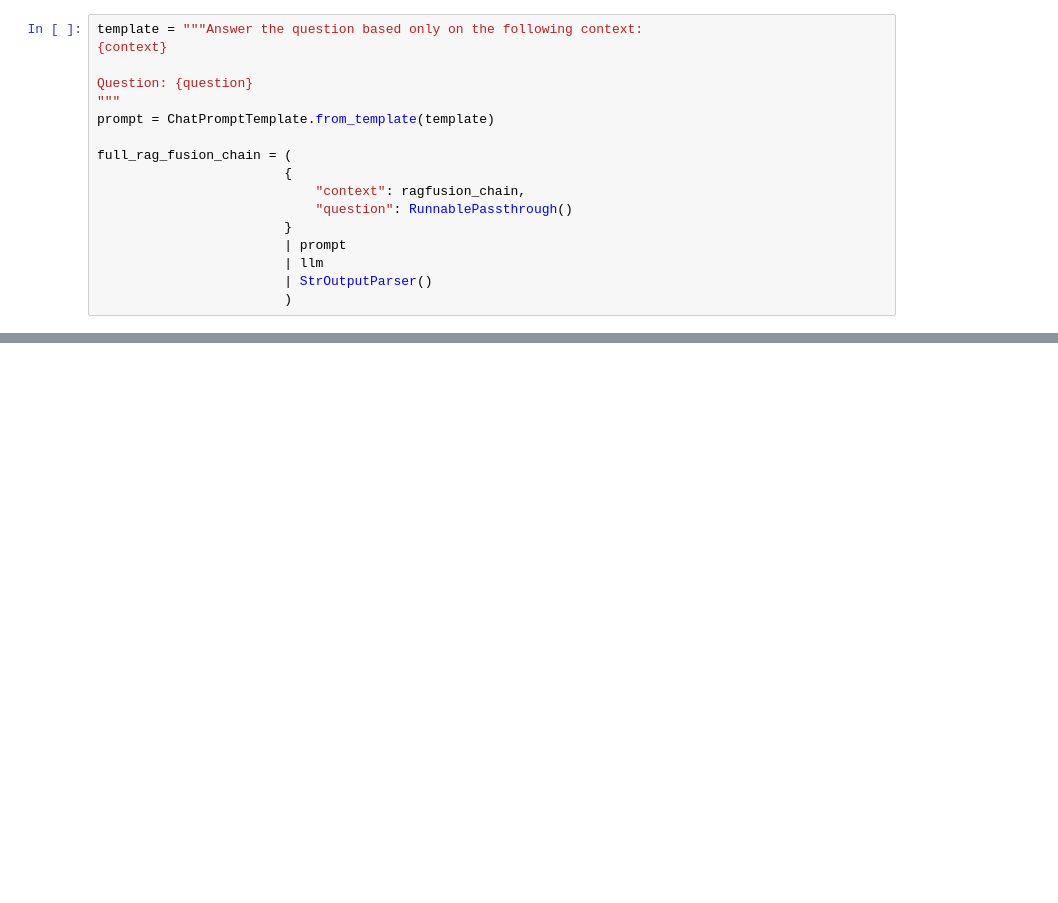
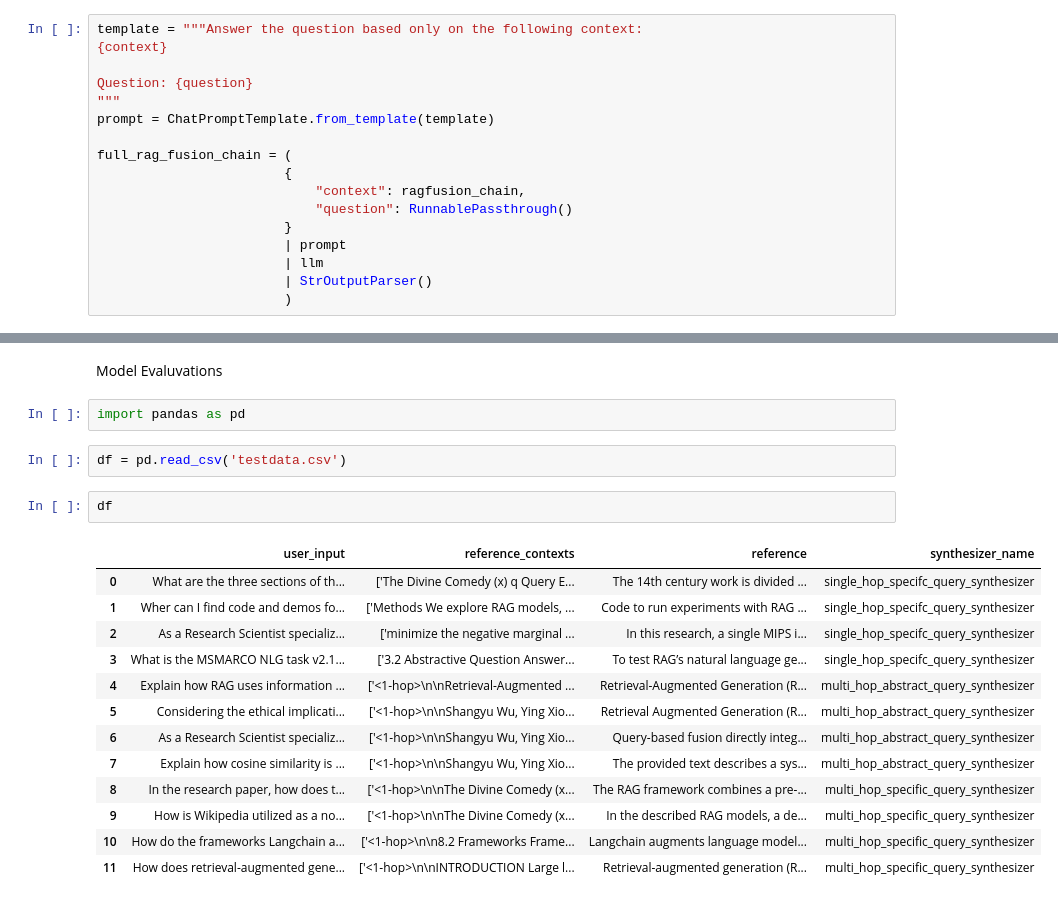
Before and after one commit to veenath09/RAG, a Jupyter notebook: rag-fusion.ipynb, the cells around one changed output, grey strips where cells are left out. Cells and saved outputs as stored; diff of their text form; blank space fills up the shorter version.

```diff
--- a/rag-fusion.ipynb
+++ b/rag-fusion.ipynb
@@ -224,0 +235,22 @@ full_rag_fusion_chain.invoke({"question": "Tell me about retreival augmented gen
+# %% [markdown]
+Model Evaluvations
+# %%
+import pandas as pd
+# %%
+df = pd.read_csv('testdata.csv')
+# %%
+df
+# %% [output]
+|  | user_input | reference_contexts | reference | synthesizer_name |
+| 0 | What are the three sections of th... | ['The Divine Comedy (x) q Query E... | The 14th century work is divided ... | single_hop_specifc_query_synthesizer |
+| 1 | Wher can I find code and demos fo... | ['Methods We explore RAG models, ... | Code to run experiments with RAG ... | single_hop_specifc_query_synthesizer |
+| 2 | As a Research Scientist specializ... | ['minimize the negative marginal ... | In this research, a single MIPS i... | single_hop_specifc_query_synthesizer |
+| 3 | What is the MSMARCO NLG task v2.1... | ['3.2 Abstractive Question Answer... | To test RAG’s natural language ge... | single_hop_specifc_query_synthesizer |
+| 4 | Explain how RAG uses information ... | ['<1-hop>\n\nRetrieval-Augmented ... | Retrieval-Augmented Generation (R... | multi_hop_abstract_query_synthesizer |
+| 5 | Considering the ethical implicati... | ['<1-hop>\n\nShangyu Wu, Ying Xio... | Retrieval Augmented Generation (R... | multi_hop_abstract_query_synthesizer |
+| 6 | As a Research Scientist specializ... | ['<1-hop>\n\nShangyu Wu, Ying Xio... | Query-based fusion directly integ... | multi_hop_abstract_query_synthesizer |
+| 7 | Explain how cosine similarity is ... | ['<1-hop>\n\nShangyu Wu, Ying Xio... | The provided text describes a sys... | multi_hop_abstract_query_synthesizer |
+| 8 | In the research paper, how does t... | ['<1-hop>\n\nThe Divine Comedy (x... | The RAG framework combines a pre-... | multi_hop_specific_query_synthesizer |
+| 9 | How is Wikipedia utilized as a no... | ['<1-hop>\n\nThe Divine Comedy (x... | In the described RAG models, a de... | multi_hop_specific_query_synthesizer |
+| 10 | How do the frameworks Langchain a... | ['<1-hop>\n\n8.2 Frameworks Frame... | Langchain augments language model... | multi_hop_specific_query_synthesizer |
+| 11 | How does retrieval-augmented gene... | ['<1-hop>\n\nINTRODUCTION Large l... | Retrieval-augmented generation (R... | multi_hop_specific_query_synthesizer |
```
Also changed, not shown: parts of 6 cells of this notebook.
